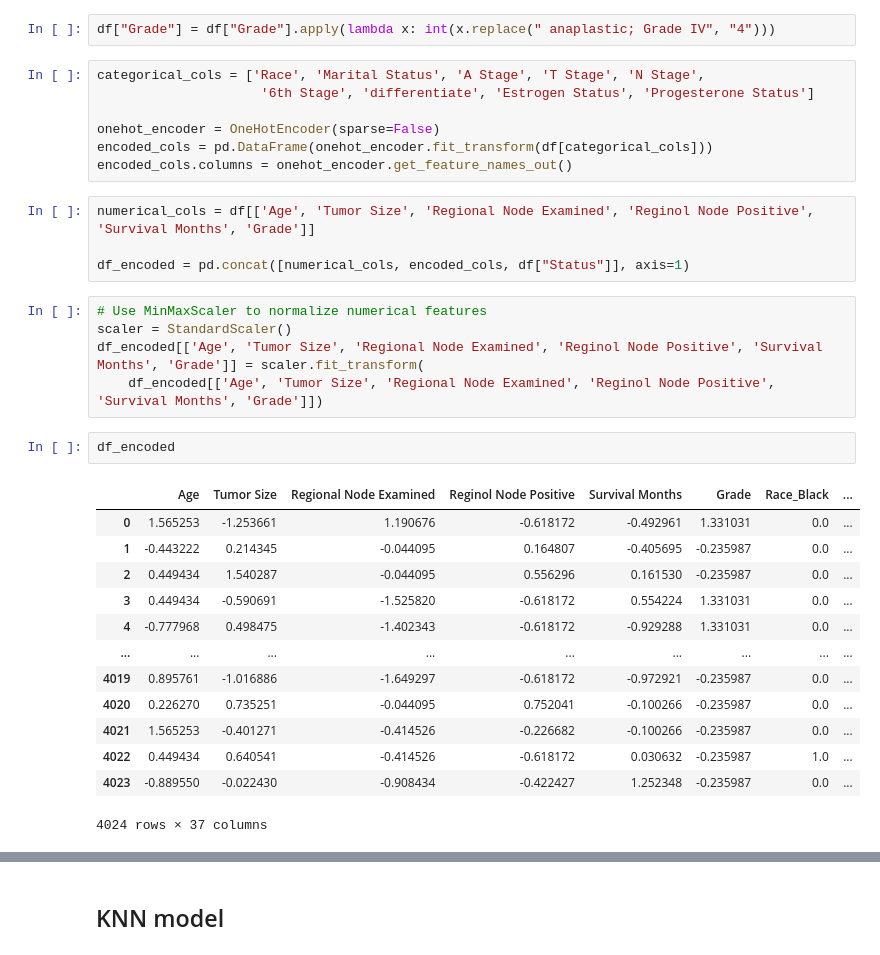
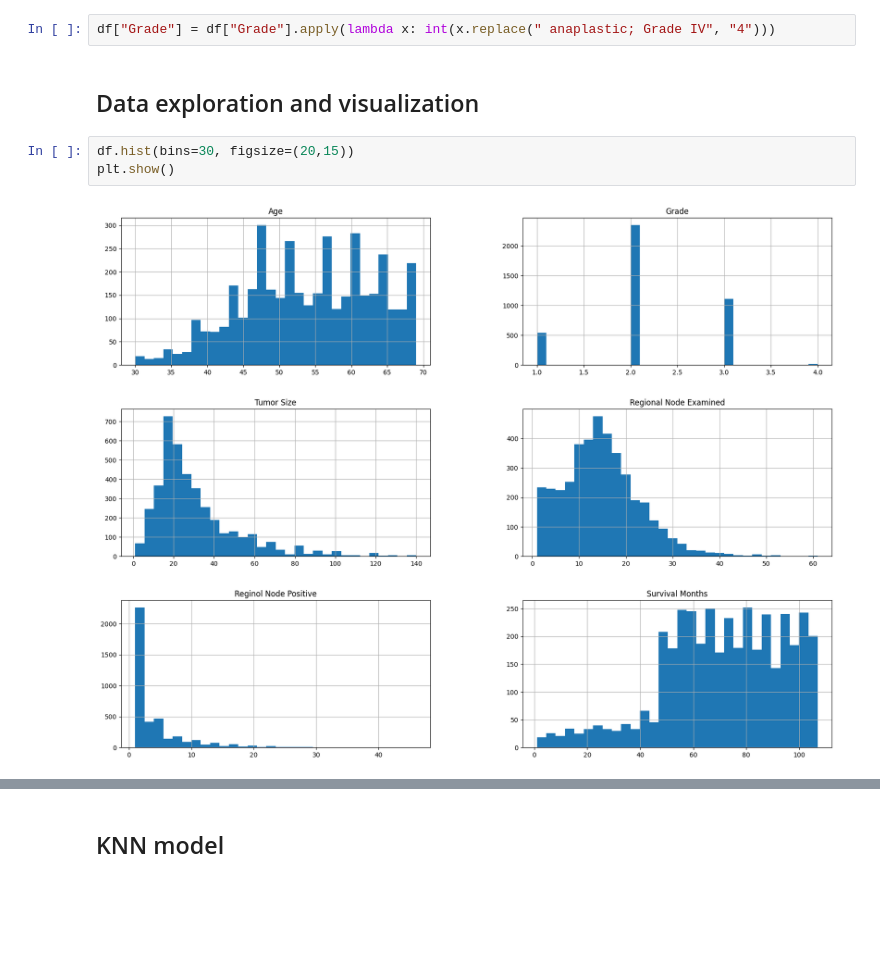
Before and after one commit to norhther/ML-project, a Jupyter notebook: main.ipynb, the cells around one changed output, grey strips where cells are left out. Saved outputs shown, nothing was run; the diff lists cells and outputs as text; blank space fills up the shorter version.

Commit message:
Data exploration, outliers and clustering

```diff
--- a/main.ipynb
+++ b/main.ipynb
@@ -58,35 +62,10 @@ df["Grade"].value_counts()
 Name: Grade, dtype: int64
 # %%
 df["Grade"] = df["Grade"].apply(lambda x: int(x.replace(" anaplastic; Grade IV", "4")))
-# %%
-categorical_cols = ['Race', 'Marital Status', 'A Stage', 'T Stage', 'N Stage',
-                     '6th Stage', 'differentiate', 'Estrogen Status', 'Progesterone Status']
-
-onehot_encoder = OneHotEncoder(sparse=False)
-encoded_cols = pd.DataFrame(onehot_encoder.fit_transform(df[categorical_cols]))
-encoded_cols.columns = onehot_encoder.get_feature_names_out()
-# %%
-numerical_cols = df[['Age', 'Tumor Size', 'Regional Node Examined', 'Reginol Node Positive', 'Survival Months', 'Grade']]
-
-df_encoded = pd.concat([numerical_cols, encoded_cols, df["Status"]], axis=1)
-# %%
-# Use MinMaxScaler to normalize numerical features
-scaler = StandardScaler()
-df_encoded[['Age', 'Tumor Size', 'Regional Node Examined', 'Reginol Node Positive', 'Survival Months', 'Grade']] = scaler.fit_transform(
-    df_encoded[['Age', 'Tumor Size', 'Regional Node Examined', 'Reginol Node Positive', 'Survival Months', 'Grade']])
-# %%
-df_encoded
-# %% [output]
-|  | Age | Tumor Size | Regional Node Examined | Reginol Node Positive | Survival Months | Grade | Race_Black | ... |
-| 0 | 1.565253 | -1.253661 | 1.190676 | -0.618172 | -0.492961 | 1.331031 | 0.0 | ... |
-| 1 | -0.443222 | 0.214345 | -0.044095 | 0.164807 | -0.405695 | -0.235987 | 0.0 | ... |
-| 2 | 0.449434 | 1.540287 | -0.044095 | 0.556296 | 0.161530 | -0.235987 | 0.0 | ... |
-| 3 | 0.449434 | -0.590691 | -1.525820 | -0.618172 | 0.554224 | 1.331031 | 0.0 | ... |
-| 4 | -0.777968 | 0.498475 | -1.402343 | -0.618172 | -0.929288 | 1.331031 | 0.0 | ... |
-| ... | ... | ... | ... | ... | ... | ... | ... | ... |
-| 4019 | 0.895761 | -1.016886 | -1.649297 | -0.618172 | -0.972921 | -0.235987 | 0.0 | ... |
-| 4020 | 0.226270 | 0.735251 | -0.044095 | 0.752041 | -0.100266 | -0.235987 | 0.0 | ... |
-| 4021 | 1.565253 | -0.401271 | -0.414526 | -0.226682 | -0.100266 | -0.235987 | 0.0 | ... |
-| 4022 | 0.449434 | 0.640541 | -0.414526 | -0.618172 | 0.030632 | -0.235987 | 1.0 | ... |
-| 4023 | -0.889550 | -0.022430 | -0.908434 | -0.422427 | 1.252348 | -0.235987 | 0.0 | ... |
-4024 rows × 37 columns
+# %% [markdown]
+## Data exploration and visualization
+# %%
+df.hist(bins=30, figsize=(20,15))
+plt.show()
+# %% [output]
+[figure, added]
```
Also changed, not shown: parts of 23 cells of this notebook.
